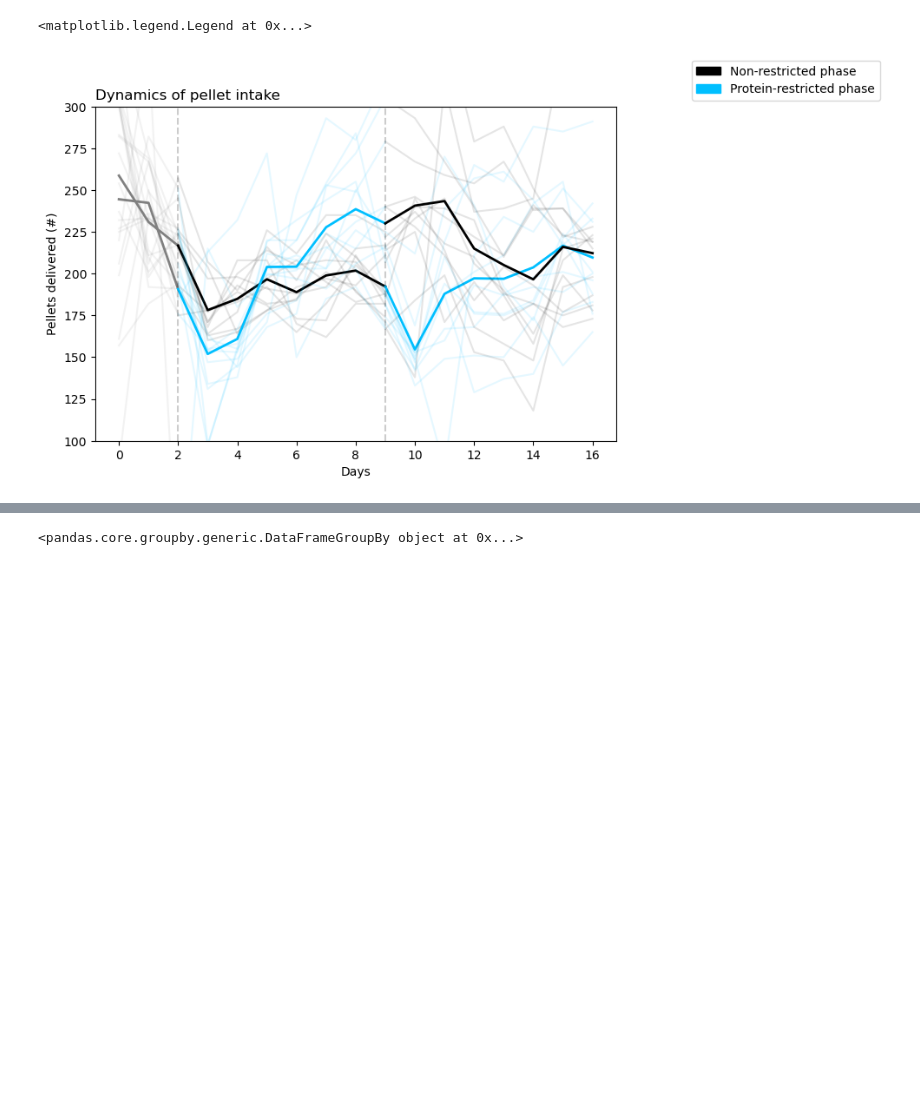
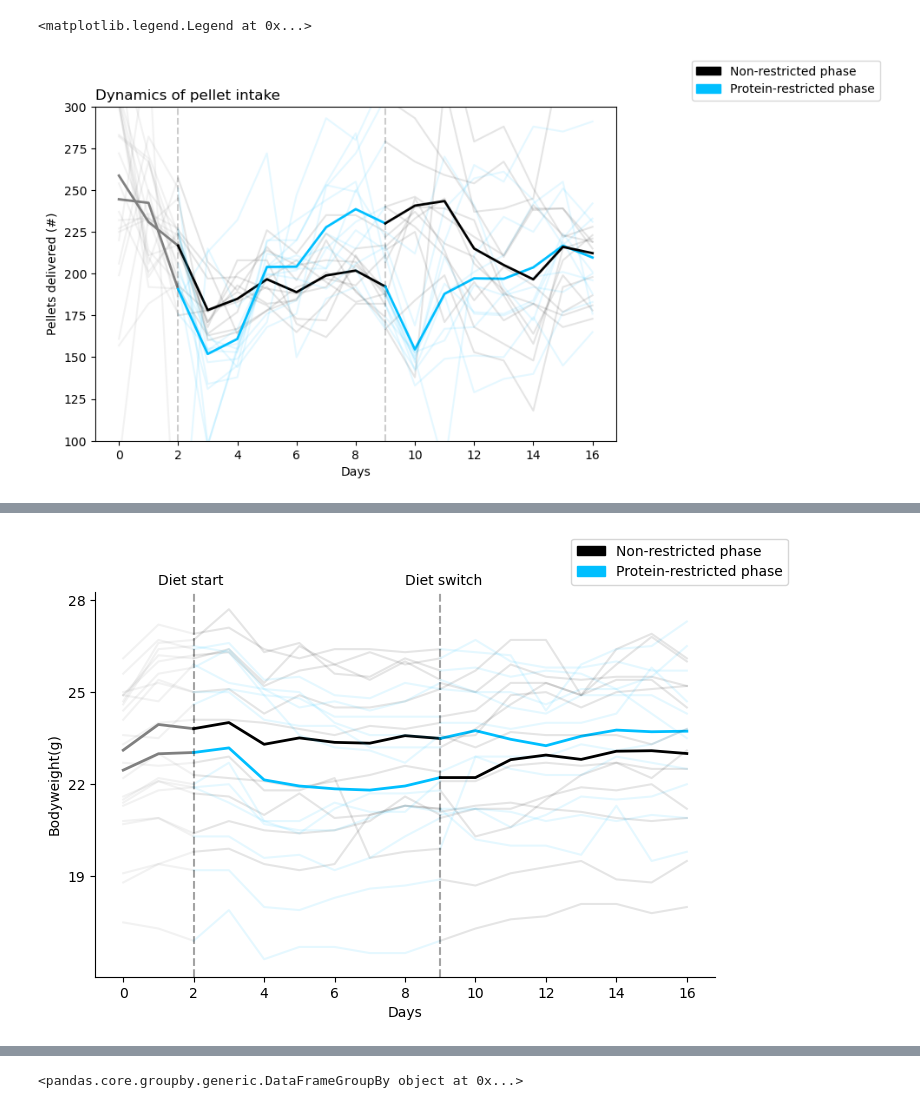
Before and after one commit to Htbibalan/FEDProtein, a Jupyter notebook: notebooks/food_symposium.ipynb, the cells around one changed output, grey strips where cells are left out. Saved outputs shown, nothing was run; the diff lists cells and outputs as text; code cells hidden in the pictures; blank space fills up the shorter version.

```diff
--- a/notebooks/food_symposium.ipynb
+++ b/notebooks/food_symposium.ipynb
@@ -202,0 +314,91 @@ ax.legend(handles=[NR_patch, PR_patch],
+# %%
+#plot shows timeline of body weights per day in NRPR and PRNR male and Females -- pooled data
+
+def timeline_fig(data, ax=[], ylabel="", **kwargs):
+    if ax == []:
+        f, ax = plt.subplots() #could check if ax is axis object
+
+    for trace in data:
+        ax.plot(trace, color="grey", alpha=0.3)
+    ax.plot(np.mean(data, axis=0), linewidth=2)
+
+    ax.set_ylabel(ylabel)
+    ax.axvline(2, linestyle="--", color="k")
+    ax.axvline(9, linestyle="--", color="k")
+
+    return ax
+
+def timeline_multicolor_fig(data, ax=[], ylabel="", colors=[], day_split=[2, 9], max_days=17, **kwargs):
+    if ax == []:
+        f, ax = plt.subplots() #could check if ax is axis object
+
+    colors_reversed = colors[-1:]
+
+    for group in data:
+        for trace in group:
+            trace = trace[:max_days]
+            ax.plot(range(0,3), trace[:3], color="grey", alpha=0.1)
+            ax.plot(range(2,10), trace[2:10], color=colors[0], alpha=0.1)
+            ax.plot(range(9,len(trace)), trace[9:], color=colors[1], alpha=0.1)
+
+        mean = np.mean(group, axis=0)[:max_days]
+        ax.plot(range(0,3), mean[:3], color="grey", linewidth=2)
+        ax.plot(range(2,10), mean[2:10], color=colors[0], linewidth=2)
+        ax.plot(range(9,len(mean)), mean[9:], color=colors[1], linewidth=2)
+
+        colors.reverse()
+
+    ax.set_ylabel(ylabel,fontsize = 10)
+    ax.axvline(2, linestyle="--", color="k", alpha=0.2)
+    ax.axvline(9, linestyle="--", color="k", alpha=0.2)
+
+    ax.spines["top"].set_visible(True)
+    ax.spines["right"].set_visible(True)
+
+    return ax
+
+nrpr_male_selector = {"order": 1, "sex": "M"}
+prnr_male_selector = {"order": 2, "sex": "M"}
+nrpr_female_selector = {"order": 1, "sex": "F"}
+prnr_female_selector = {"order": 2, "sex": "F"}
+
+nrpr_m = get_data_fields(mice, ["bodyweight"], nrpr_male_selector)
+prnr_m = get_data_fields(mice, ["bodyweight"], prnr_male_selector)
+nrpr_f = get_data_fields(mice, ["bodyweight"], nrpr_female_selector)
+prnr_f = get_data_fields(mice, ["bodyweight"], prnr_female_selector)
+
+f, ax = plt.subplots(nrows=1, sharex=True, figsize=(8,5))
+
+
+
+# concatanate the data of male and female in each group of NRPR and PRNR mice
+pooled_data_ctl = np.concatenate((nrpr_m, nrpr_f))
+pooled_data_exp = np.concatenate((prnr_m, prnr_f))
+timeline_multicolor_fig([pooled_data_ctl,pooled_data_exp], colors=["black", "deepskyblue"], ylabel="Bodyweight(g)",ax=ax)
+
+
+#legends
+fed_cols = ["Black", "Deepskyblue"]
+NR_patch = mpatches.Patch(color=fed_cols[0], label='Non-restricted phase')
+PR_patch = mpatches.Patch(color=fed_cols[1], label='Protein-restricted phase')
+ax.legend(handles=[NR_patch, PR_patch],
+             bbox_to_anchor=(1, 1),
+             bbox_transform=f.transFigure)
+ax.spines["top"].set_visible(False)
+ax.spines["right"].set_visible(False)
+
+ax.set_xlabel("Days",fontsize = 10)
+ax.set_yticks([19,22,25,28])
+# ax.set_title("Male", fontsize = 10, loc= "left")
+
+
+ax.axvline(2, linestyle="--", color="k", alpha=0.2)
+ax.text(1, 28.5, "Diet start")
+ax.axvline(9, linestyle="--", color="k", alpha=0.2)
+ax.text(8, 28.5, "Diet switch")
+
+
+
+
+f.savefig(fig_folder + "timeline_bodyweight.png")
+# %% [output]
@@ -202,0 +409 @@ ax.legend(handles=[NR_patch, PR_patch],
+[figure, added]
```
Also changed, not shown: parts of 15 cells of this notebook.
